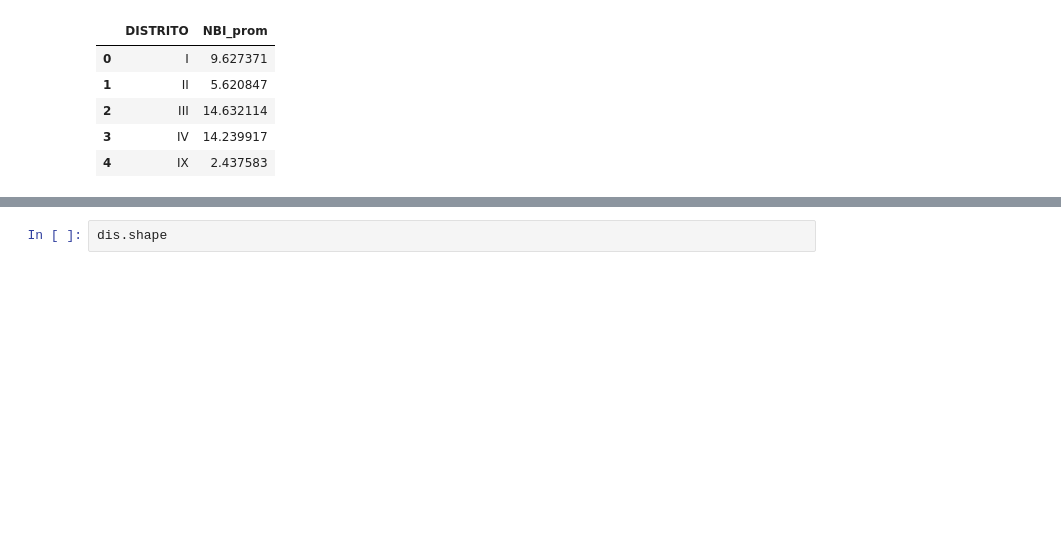
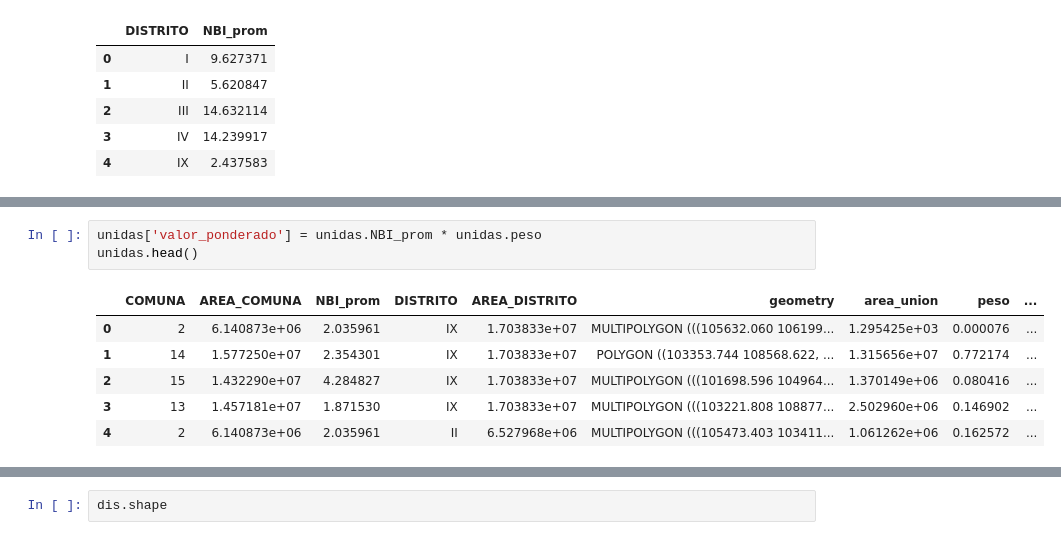
Before and after one commit to alephcero/analisis_espacial_python_2019, a Jupyter notebook: clase_5/lab05_unidades_espaciales.ipynb, the cells around one changed output, grey strips where cells are left out. Cells and saved outputs as stored; diff of their text form; blank space fills up the shorter version.

```diff
--- a/clase_5/lab05_unidades_espaciales.ipynb
+++ b/clase_5/lab05_unidades_espaciales.ipynb
@@ -354,0 +378,10 @@ tabla.head()
+# %%
+unidas['valor_ponderado'] = unidas.NBI_prom * unidas.peso
+unidas.head()
+# %% [output]
+|  | COMUNA | AREA_COMUNA | NBI_prom | DISTRITO | AREA_DISTRITO | geometry | area_union | peso | ... |
+| 0 | 2 | 6.140873e+06 | 2.035961 | IX | 1.703833e+07 | MULTIPOLYGON (((105632.060 106199... | 1.295425e+03 | 0.000076 | ... |
+| 1 | 14 | 1.577250e+07 | 2.354301 | IX | 1.703833e+07 | POLYGON ((103353.744 108568.622, ... | 1.315656e+07 | 0.772174 | ... |
+| 2 | 15 | 1.432290e+07 | 4.284827 | IX | 1.703833e+07 | MULTIPOLYGON (((101698.596 104964... | 1.370149e+06 | 0.080416 | ... |
+| 3 | 13 | 1.457181e+07 | 1.871530 | IX | 1.703833e+07 | MULTIPOLYGON (((103221.808 108877... | 2.502960e+06 | 0.146902 | ... |
+| 4 | 2 | 6.140873e+06 | 2.035961 | II | 6.527968e+06 | MULTIPOLYGON (((105473.403 103411... | 1.061262e+06 | 0.162572 | ... |
```
Also changed, not shown: parts of 20 cells of this notebook, 11 other files.
